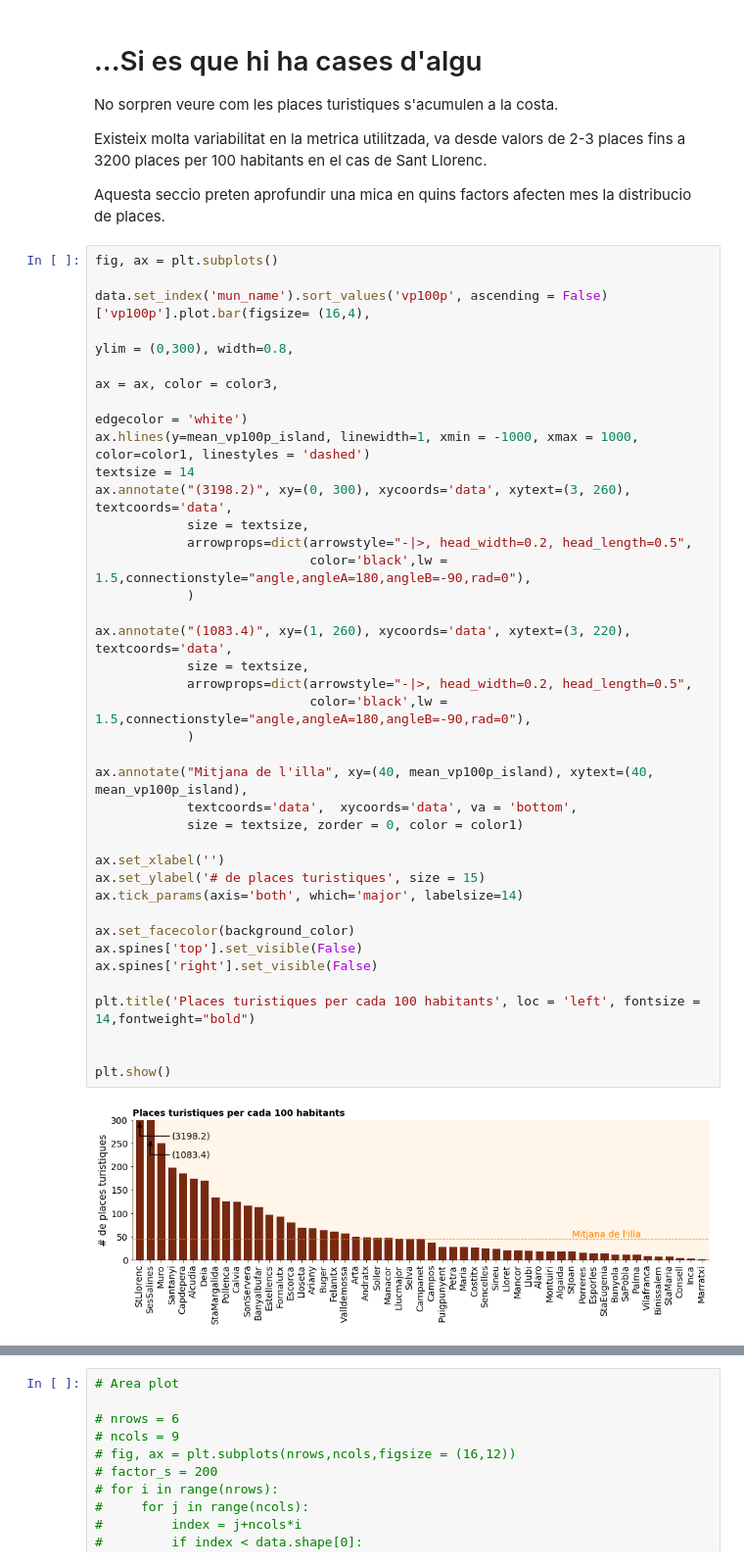
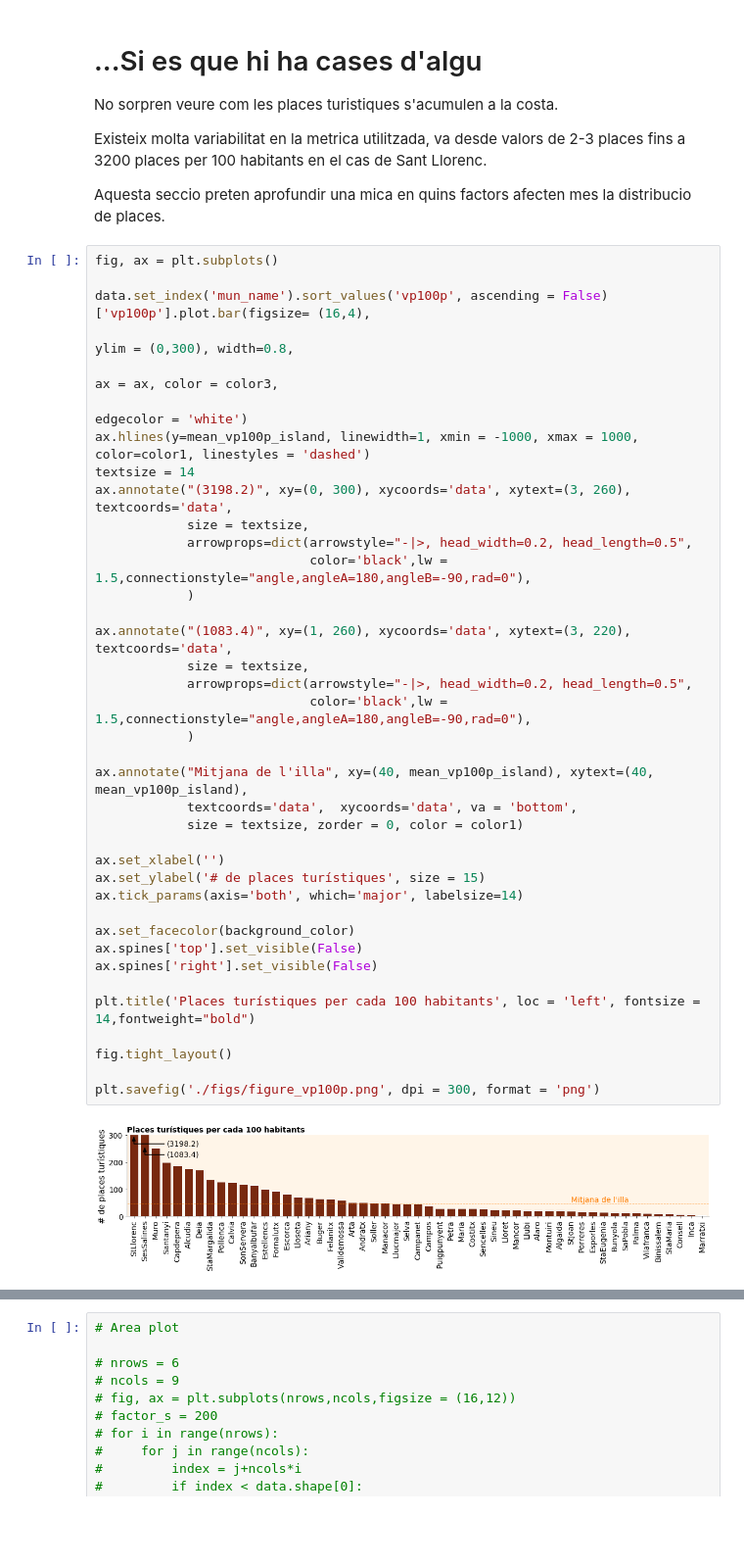
Before and after one commit to jpalm3r/cases-d-algu, a Jupyter notebook: TerraCremada.ipynb, the cells around one changed output, grey strips where cells are left out. Shown at 98% size. Saved outputs shown, nothing was run; the diff lists cells and outputs as text; blank space fills up the shorter version.

```diff
--- a/TerraCremada.ipynb
+++ b/TerraCremada.ipynb
@@ -85,37 +85,38 @@ data.set_index('mun_name').sort_values('vp100p', ascending = False)['vp100p'].pl
                                                                                        ax = ax, color = color3,
                                                                                        edgecolor = 'white')
 ax.hlines(y=mean_vp100p_island, linewidth=1, xmin = -1000, xmax = 1000, color=color1, linestyles = 'dashed')
 textsize = 14
 ax.annotate("(3198.2)", xy=(0, 300), xycoords='data', xytext=(3, 260), textcoords='data',
             size = textsize,
             arrowprops=dict(arrowstyle="-|>, head_width=0.2, head_length=0.5",
                             color='black',lw =  1.5,connectionstyle="angle,angleA=180,angleB=-90,rad=0"),
             )
 
 ax.annotate("(1083.4)", xy=(1, 260), xycoords='data', xytext=(3, 220), textcoords='data',
             size = textsize,
             arrowprops=dict(arrowstyle="-|>, head_width=0.2, head_length=0.5",
                             color='black',lw =  1.5,connectionstyle="angle,angleA=180,angleB=-90,rad=0"),
             )
 
 ax.annotate("Mitjana de l'illa", xy=(40, mean_vp100p_island), xytext=(40, mean_vp100p_island),
             textcoords='data',  xycoords='data', va = 'bottom',
             size = textsize, zorder = 0, color = color1)
 
 ax.set_xlabel('')
-ax.set_ylabel('# de places turistiques', size = 15)
+ax.set_ylabel('# de places turístiques', size = 15)
 ax.tick_params(axis='both', which='major', labelsize=14)
 
 ax.set_facecolor(background_color)
 ax.spines['top'].set_visible(False)
 ax.spines['right'].set_visible(False)
 
-plt.title('Places turistiques per cada 100 habitants', loc = 'left', fontsize = 14,fontweight="bold")
+plt.title('Places turístiques per cada 100 habitants', loc = 'left', fontsize = 14,fontweight="bold")
 
+fig.tight_layout()
 
-plt.show()
+plt.savefig('./figs/figure_vp100p.png', dpi = 300, format = 'png')
 # %% [output]
-[figure, old version]
+[figure, new version]
 # %%
 fig, ax = plt.subplots()
 
```
Also changed, not shown: parts of 5 cells of this notebook, 1 other file.
